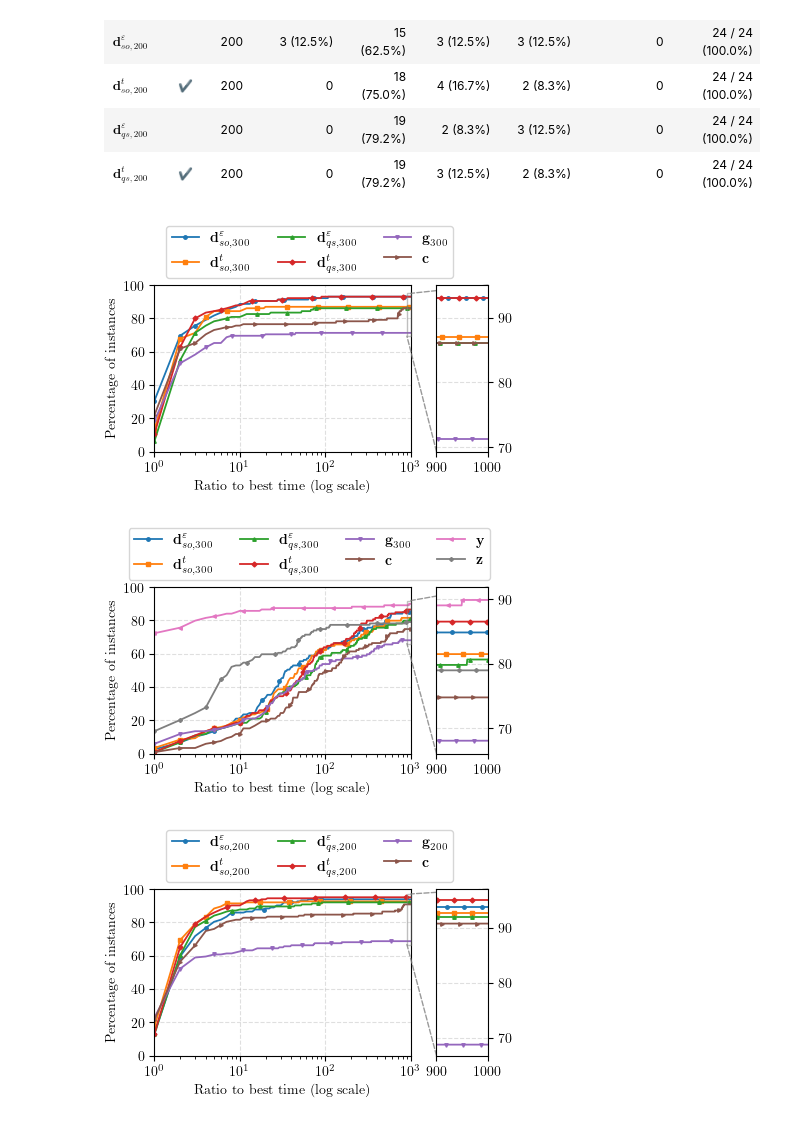
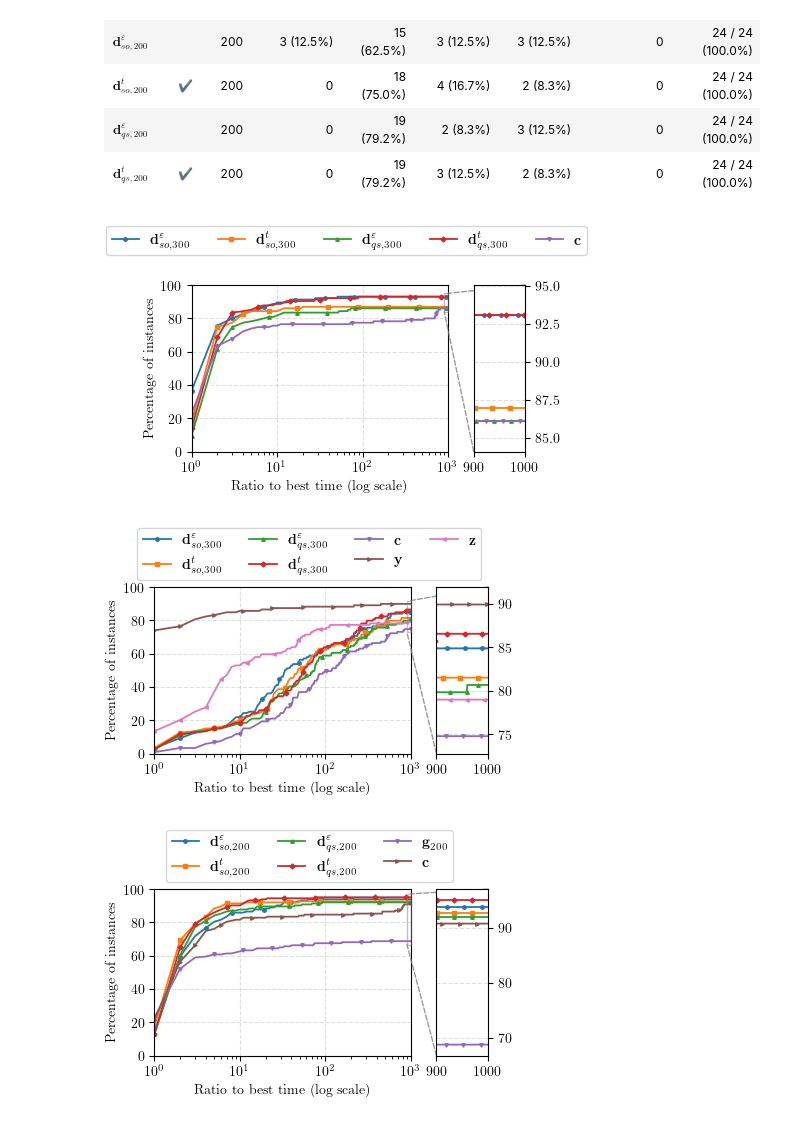
Before and after one commit to TendTo/dlinear, a Jupyter notebook: benchmarks/results.ipynb, the cells around one changed output. Cells and saved outputs as stored; diff of their text form; code cells hidden in the pictures.

```diff
--- a/benchmarks/results.ipynb
+++ b/benchmarks/results.ipynb
@@ -231,6 +231,7 @@ for others in others:
         if DROP_UNSOLVED:
             df = df[df[f"result{others[0].upper()}"].isin(["sat", "unsat"])]
         iterations = f"_{{{others.split('_')[-1][1:]}}}" if "glpk" in others else ""
+        df = df[df["theory::arith::z::arith::relax::calls"].astype(int) > 0] if "glpk" in others else df
         others_results[others] = SolverResult(solver_name=fr"$ \textbf{{{others[0].lower()}}}{iterations} $", dataframe=df, solver_id=others[0].upper(), iterations=int(iterations[2:-1]) if iterations else -1)
 # %% [output]
 Loading results from results/glpk_i100.csv...
@@ -706,25 +705,25 @@ for iteration in ITERATIONS:
         external_cvc5_variants_results[iteration] = [
             result.replace_df(in_n(result.dataframe.drop(columns=["options::pivots"], errors="ignore"), iteration))
             for result in cvc5_variants_results
-            if "options::pivots" not in result.dataframe.columns or result.dataframe["options::pivots"].iloc[0] == iteration
+            if not result.dataframe.empty and ("options::pivots" not in result.dataframe.columns or result.dataframe["options::pivots"].iloc[0] == iteration)
         ]
         external_profile_results[iteration] = external_cvc5_variants_results[iteration] + [
             result.replace_df(in_n(result.dataframe, iteration)) for result in other_profile_results
         ]
 # %%
-if 300 in external_cvc5_variants_results:
+if 300 in external_cvc5_variants_results and len(external_cvc5_variants_results[300]) > 1:
     ax, fig = plot_performance_profiles(
         *external_cvc5_variants_results[300],
         accepted_results=["sat", "unsat"],
         result_cols="result",
         metric_cols="time",
         max_tau=1000,
         num_points=1000,
     )
 # %% [output]
-[figure, old version]
+[figure, new version]
 # %%
-if 300 in external_profile_results:
+if 300 in external_profile_results and len(external_cvc5_variants_results[300]) > 1:
     ax, fig = plot_performance_profiles(
         *external_profile_results[300],
         accepted_results=["sat", "unsat"],
@@ -734,5 +733,5 @@ if 300 in external_profile_results:
         num_points=1000,
     )
 # %% [output]
-[figure, old version]
+[figure, new version]
 # %%
```
Also changed, not shown: parts of 7 cells of this notebook, 7 other files.
